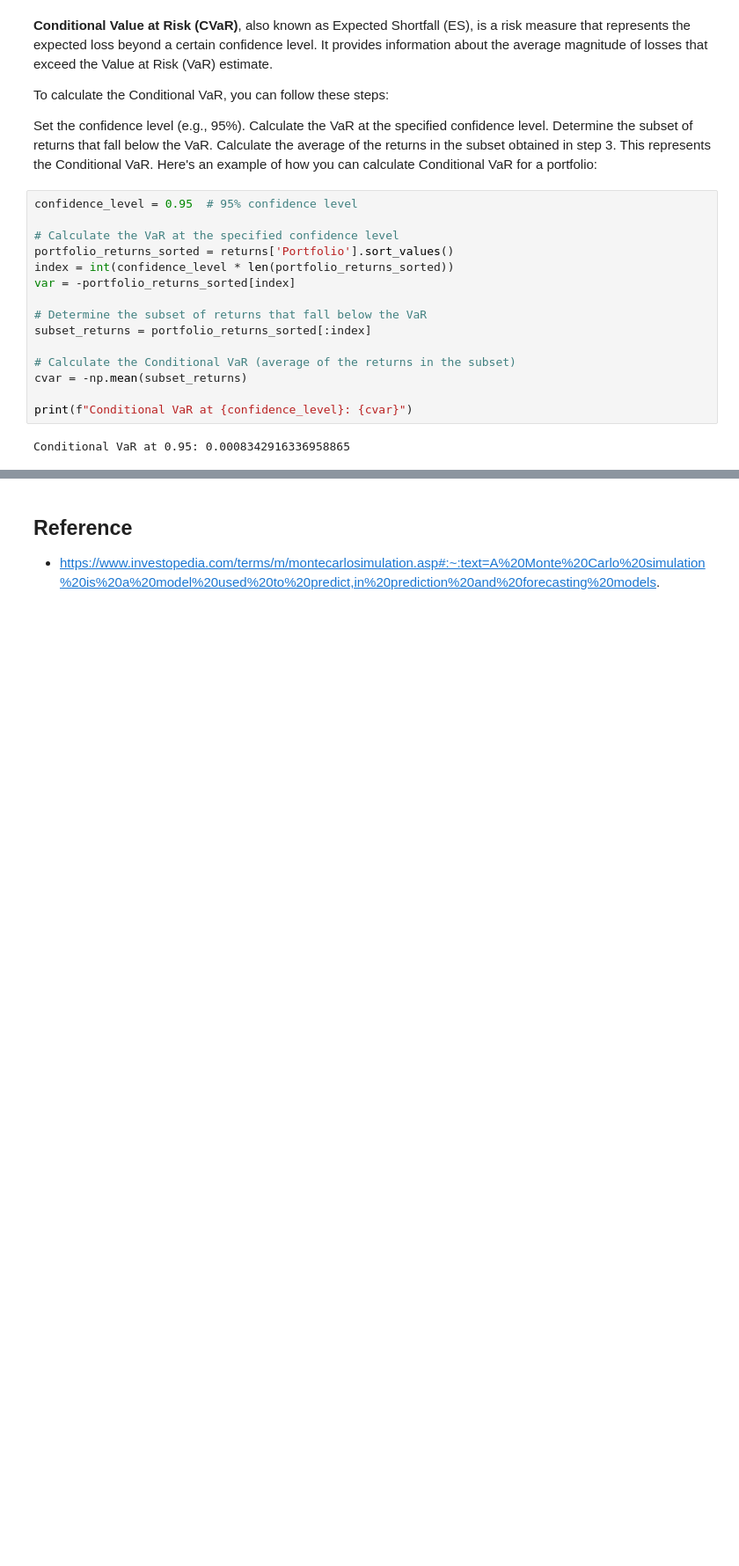
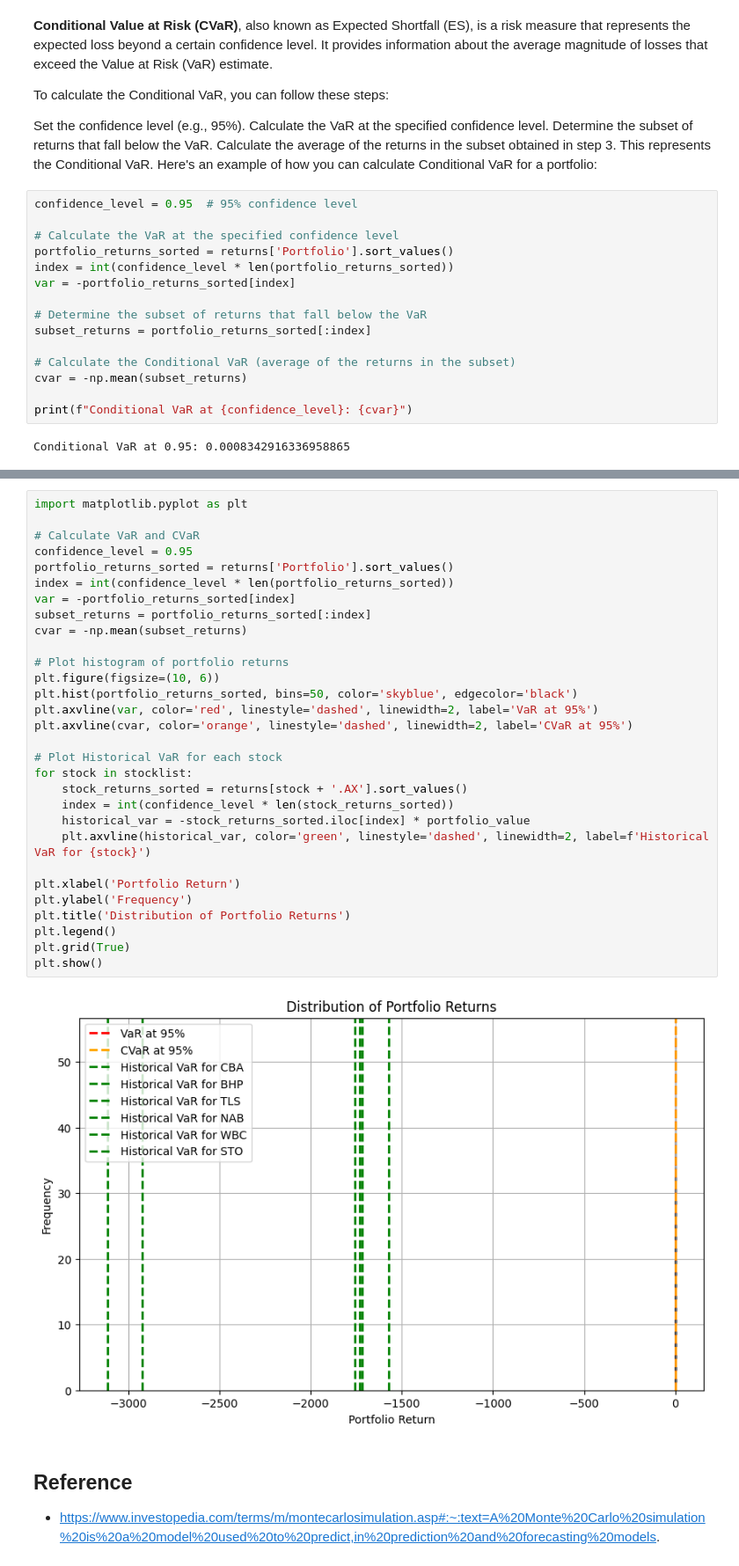
Before and after one commit to arunp77/Machine-Learning, a Jupyter notebook: Projects-ML/Monte-carlo.ipynb, the cells around one changed output, grey strips where cells are left out. Shown at 88% size. Drawn from its saved outputs; the diff is of its cells as text; blank space fills up the shorter version.

```diff
--- a/Projects-ML/Monte-carlo.ipynb
+++ b/Projects-ML/Monte-carlo.ipynb
@@ -346,3 +364,35 @@ Conditional VaR at 0.95: 0.0008342916336958865
+# %%
+import matplotlib.pyplot as plt
+
+# Calculate VaR and CVaR
+confidence_level = 0.95
+portfolio_returns_sorted = returns['Portfolio'].sort_values()
+index = int(confidence_level * len(portfolio_returns_sorted))
+var = -portfolio_returns_sorted[index]
+subset_returns = portfolio_returns_sorted[:index]
+cvar = -np.mean(subset_returns)
+
+# Plot histogram of portfolio returns
+plt.figure(figsize=(10, 6))
+plt.hist(portfolio_returns_sorted, bins=50, color='skyblue', edgecolor='black')
+plt.axvline(var, color='red', linestyle='dashed', linewidth=2, label='VaR at 95%')
+plt.axvline(cvar, color='orange', linestyle='dashed', linewidth=2, label='CVaR at 95%')
+
+# Plot Historical VaR for each stock
+for stock in stocklist:
+    stock_returns_sorted = returns[stock + '.AX'].sort_values()
+    index = int(confidence_level * len(stock_returns_sorted))
+    historical_var = -stock_returns_sorted.iloc[index] * portfolio_value
+    plt.axvline(historical_var, color='green', linestyle='dashed', linewidth=2, label=f'Historical VaR for {stock}')
+
+plt.xlabel('Portfolio Return')
+plt.ylabel('Frequency')
+plt.title('Distribution of Portfolio Returns')
+plt.legend()
+plt.grid(True)
+plt.show()
+# %% [output]
+[figure, added]
 # %% [markdown]
 ## Reference
 
```
Also changed, not shown: parts of 3 cells of this notebook.
